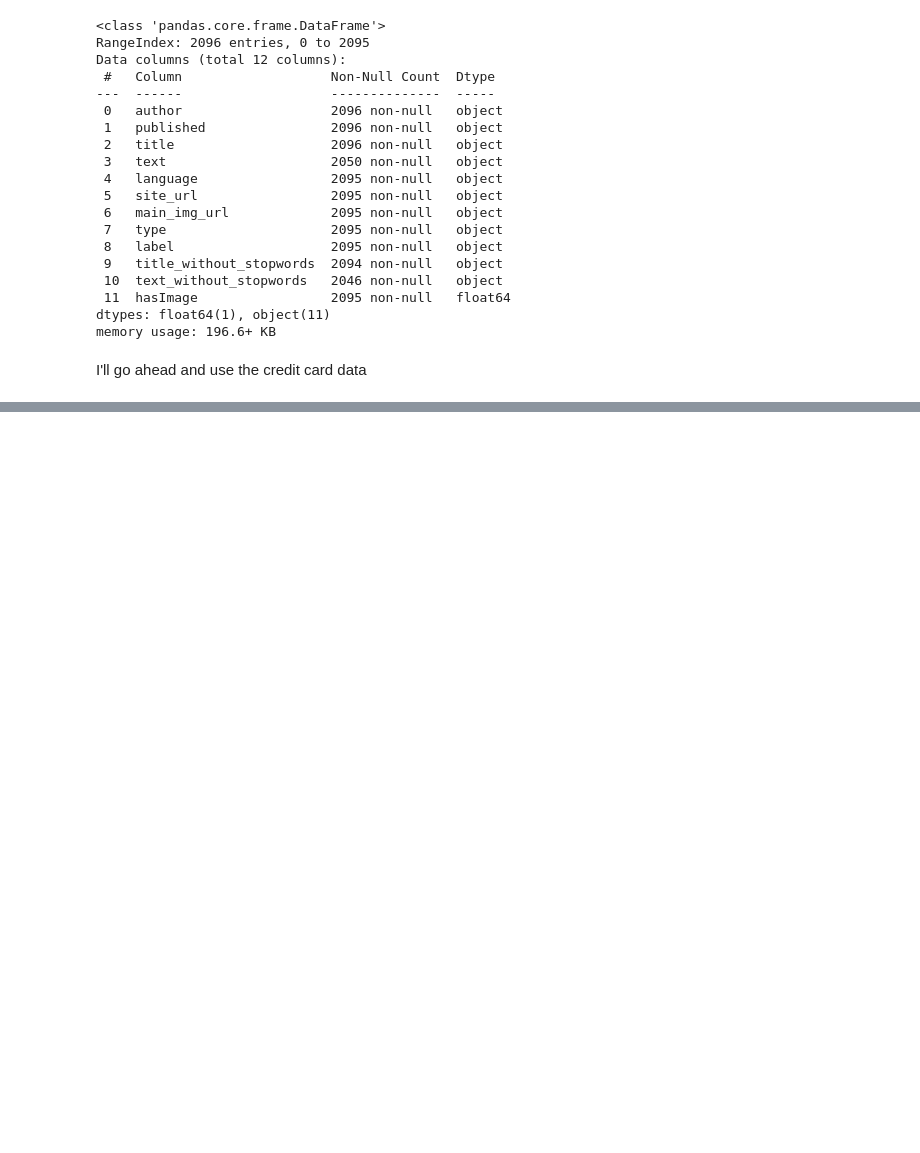
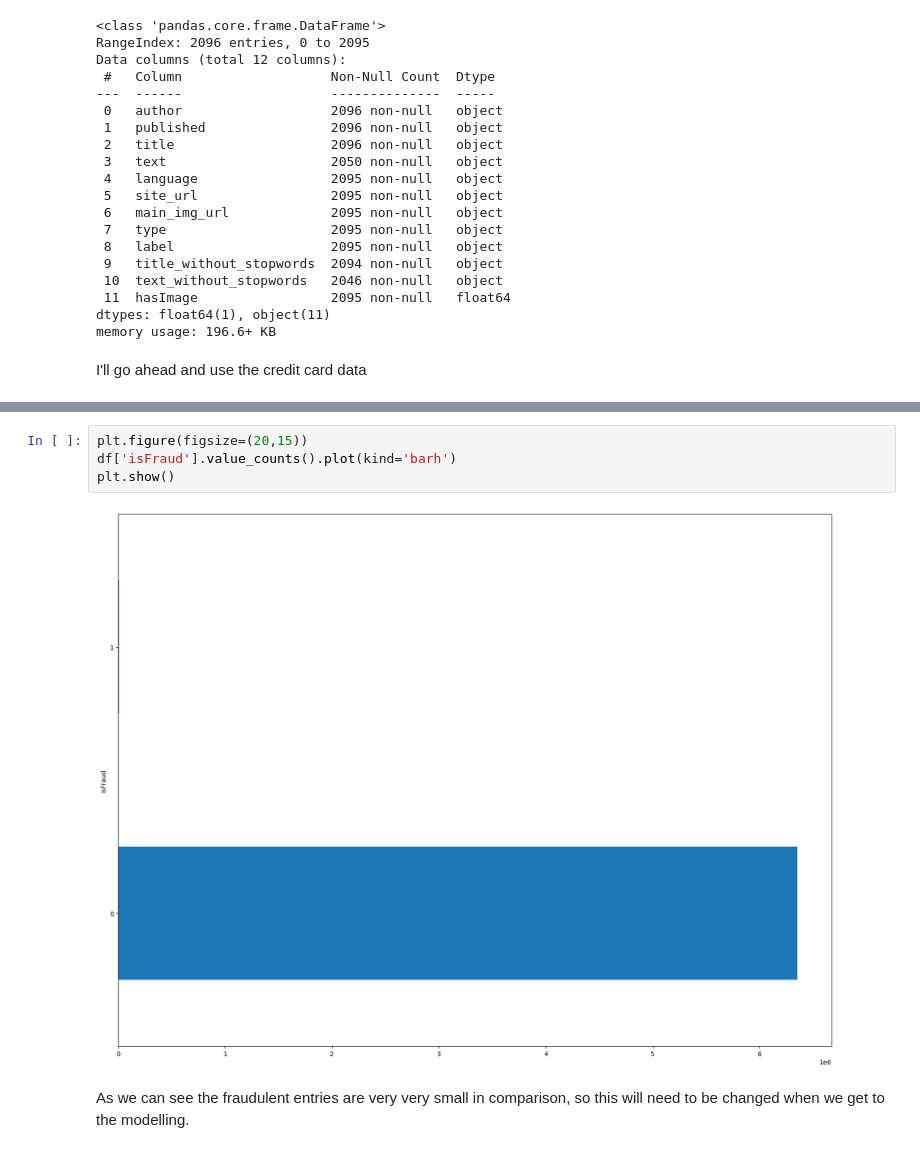
Before and after one commit to Rokeeb17/DS-Assignments, a Jupyter notebook: SupervisedLearning.ipynb, the cells around one changed output, grey strips where cells are left out. Drawn from its saved outputs; the diff is of its cells as text; blank space fills up the shorter version.

```diff
--- a/SupervisedLearning.ipynb
+++ b/SupervisedLearning.ipynb
@@ -121,0 +204,8 @@ I'll go ahead and use the credit card data
+# %%
+plt.figure(figsize=(20,15))
+df['isFraud'].value_counts().plot(kind='barh')
+plt.show()
+# %% [output]
+[figure, added]
+# %% [markdown]
+As we can see the fraudulent entries are very very small in comparison, so this will need to be changed when we get to the modelling.
```
Also changed, not shown: parts of 40 cells of this notebook.
